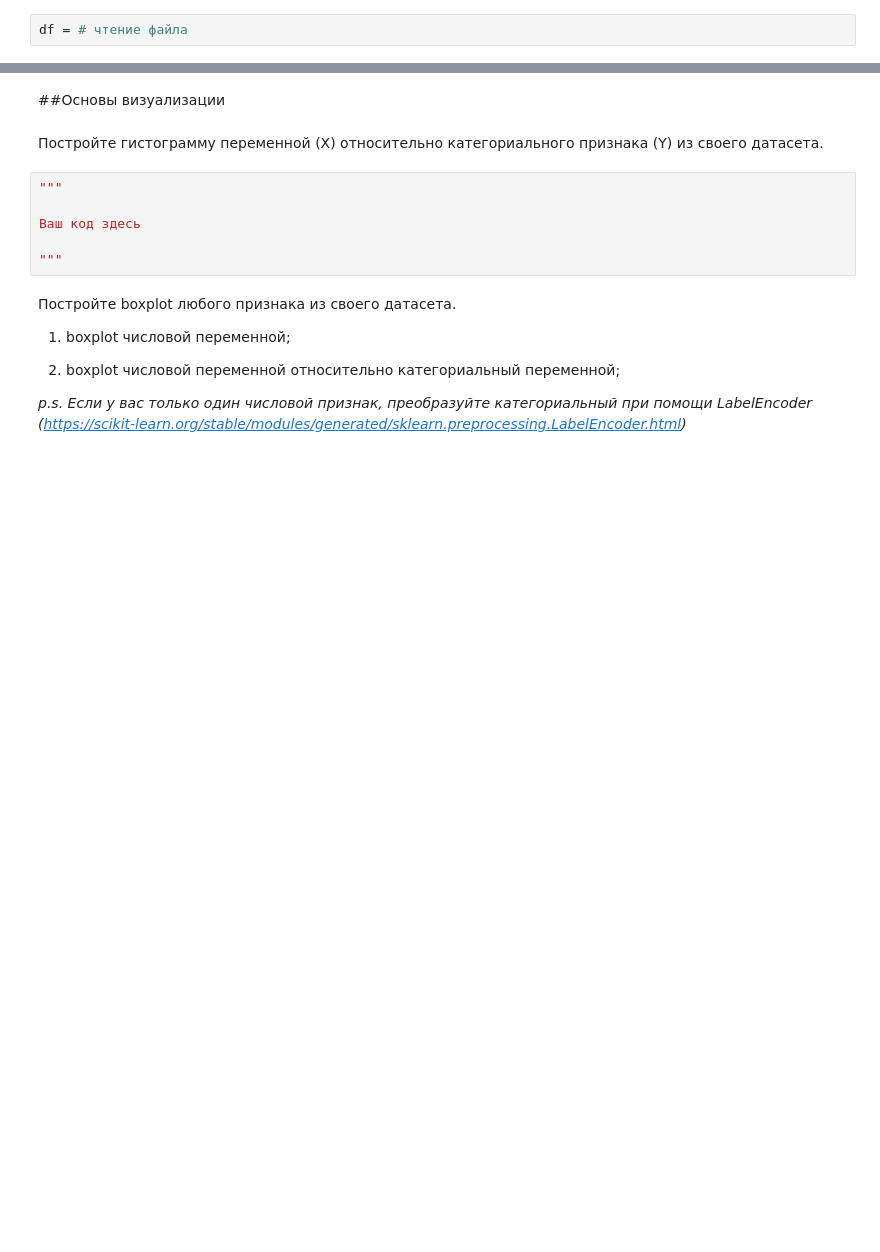
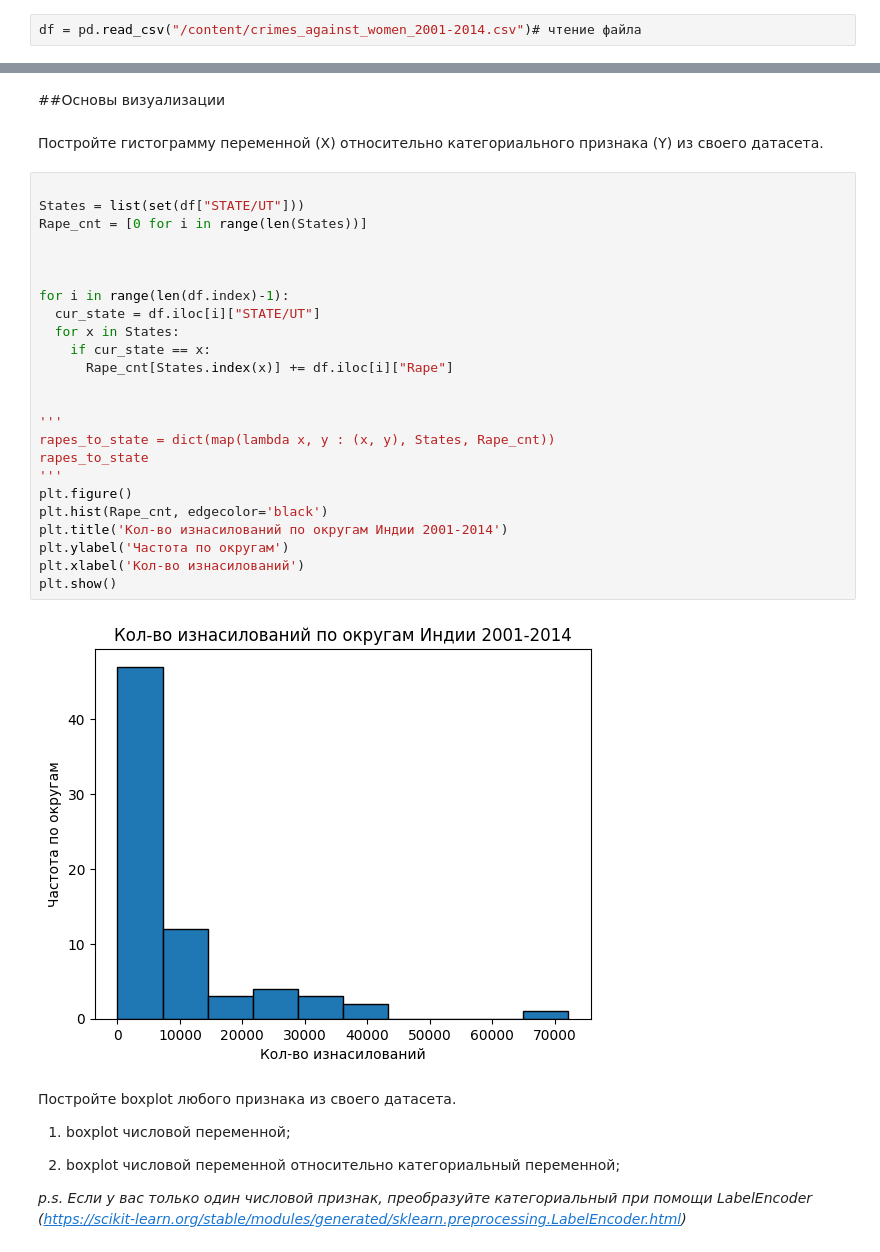
Before and after one commit to YLysov0017/Pproject, a Jupyter notebook: ML_lab2.ipynb, the cells around one changed output, grey strips where cells are left out. Drawn from its saved outputs; the diff is of its cells as text; blank space fills up the shorter version.

```diff
--- a/ML_lab2.ipynb
+++ b/ML_lab2.ipynb
@@ -24,5 +44,5 @@ import matplotlib.pyplot as plt
 
 p.s если у вас нет категориальных признаков - преобразуйте любой числовой в категориальный (https://pandas.pydata.org/docs/reference/api/pandas.cut.html). Важно **не** использовать преобразованный Y вместе с этим же X (то есть, если вы преобразовали возраст в категорию, то вы не моежет использовать возраст в качестве X и возраст категорию в качестве Y)
 # %%
-df = # чтение файла
+df = pd.read_csv("/content/crimes_against_women_2001-2014.csv")# чтение файла
 # %%
@@ -72,12 +119,32 @@ Example: видим, что среднее и отклонение различ
 ##Основы визуализации
 # %% [markdown]
  Постройте гистограмму переменной (X) относительно категориального признака (Y) из своего датасета.
-# %%
-"""
-
-Ваш код здесь
-
-"""
+# %%
+
+States = list(set(df["STATE/UT"]))
+Rape_cnt = [0 for i in range(len(States))]
+
+
+
+for i in range(len(df.index)-1):
+  cur_state = df.iloc[i]["STATE/UT"]
+  for x in States:
+    if cur_state == x:
+      Rape_cnt[States.index(x)] += df.iloc[i]["Rape"]
+
+
+'''
+rapes_to_state = dict(map(lambda x, y : (x, y), States, Rape_cnt))
+rapes_to_state
+'''
+plt.figure()
+plt.hist(Rape_cnt, edgecolor='black')
+plt.title('Кол-во изнасилований по округам Индии 2001-2014')
+plt.ylabel('Частота по округам')
+plt.xlabel('Кол-во изнасилований')
+plt.show()
+# %% [output]
+[figure, added]
 # %% [markdown]
 Постройте boxplot любого признака из своего датасета.
 
```
Also changed, not shown: parts of 23 cells of this notebook.
